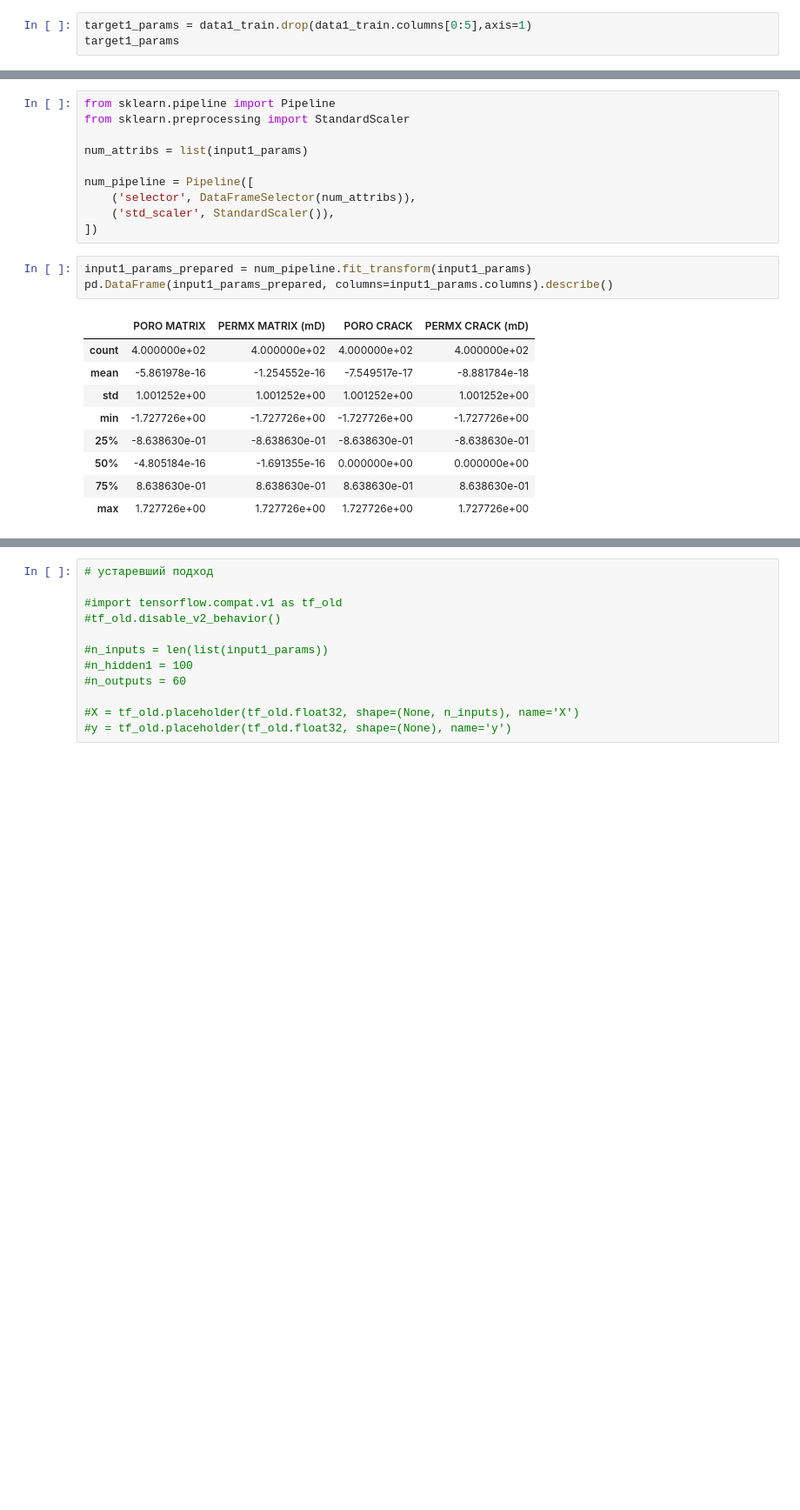
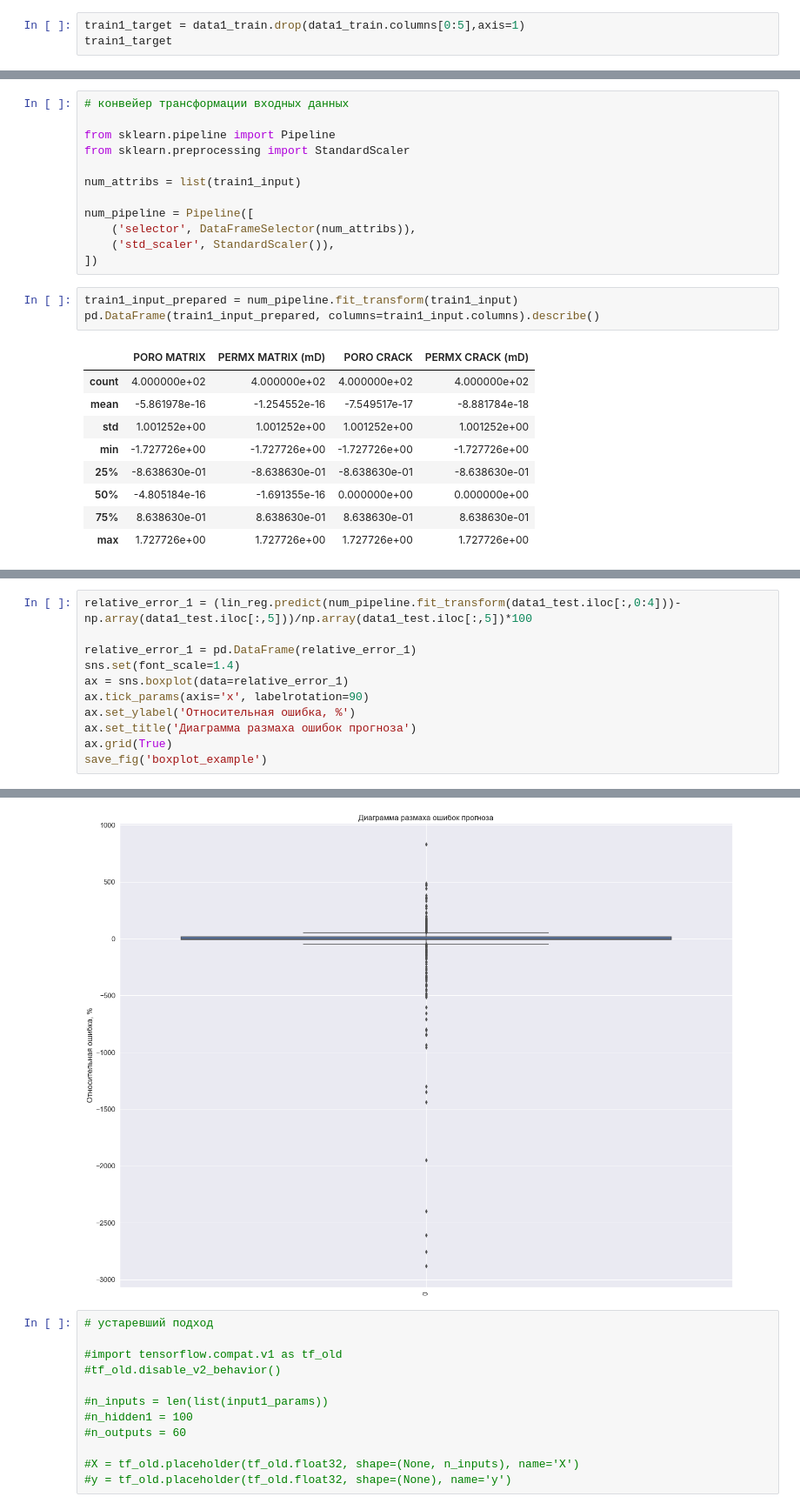
Before and after one commit to mualal/ml-experiments, a Jupyter notebook: reservoir_exploration.ipynb, the cells around one changed output, grey strips where cells are left out. Shown at 87% size. Saved outputs shown, nothing was run; the diff lists cells and outputs as text; blank space fills up the shorter version.

```diff
--- a/reservoir_exploration.ipynb
+++ b/reservoir_exploration.ipynb
@@ -237,8 +237,8 @@ input1_params
 | 399 | 0.19425 | 4.40350 | 0.039200 | 1985.375 |
 400 rows × 4 columns
 # %%
-target1_params = data1_train.drop(data1_train.columns[0:5],axis=1)
-target1_params
+train1_target = data1_train.drop(data1_train.columns[0:5],axis=1)
+train1_target
 # %% [output]
 |  | OIL RATE 1 (SM3/DAY) | OIL RATE 2 (SM3/DAY) | OIL RATE 3 (SM3/DAY) | OIL RATE 4 (SM3/DAY) | ... |
 | 0 | 67.43562 | 131.4994 | 183.2932 | 224.5630 | ... |
@@ -264,18 +266,20 @@ class DataFrameSelector(BaseEstimator, TransformerMixin):
     def transform(self, X):
         return X[self.attribute_names].values
 # %%
+# конвейер трансформации входных данных
+
 from sklearn.pipeline import Pipeline
 from sklearn.preprocessing import StandardScaler
 
-num_attribs = list(input1_params)
+num_attribs = list(train1_input)
 
 num_pipeline = Pipeline([
     ('selector', DataFrameSelector(num_attribs)),
     ('std_scaler', StandardScaler()),
 ])
 # %%
-input1_params_prepared = num_pipeline.fit_transform(input1_params)
-pd.DataFrame(input1_params_prepared, columns=input1_params.columns).describe()
+train1_input_prepared = num_pipeline.fit_transform(train1_input)
+pd.DataFrame(train1_input_prepared, columns=train1_input.columns).describe()
 # %% [output]
 |  | PORO MATRIX | PERMX MATRIX (mD) | PORO CRACK | PERMX CRACK (mD) |
 | count | 4.000000e+02 | 4.000000e+02 | 4.000000e+02 | 4.000000e+02 |
@@ -311,3 +315,15 @@ lin_rmse = np.sqrt(lin_mse)
 lin_rmse
 # %% [output]
 22.54649269862027
+# %%
+relative_error_1 = (lin_reg.predict(num_pipeline.fit_transform(data1_test.iloc[:,0:4]))-np.array(data1_test.iloc[:,5]))/np.array(data1_test.iloc[:,5])*100
+
+relative_error_1 = pd.DataFrame(relative_error_1)
+sns.set(font_scale=1.4)
+ax = sns.boxplot(data=relative_error_1)
+ax.tick_params(axis='x', labelrotation=90)
+ax.set_ylabel('Относительная ошибка, %')
+ax.set_title('Диаграмма размаха ошибок прогноза')
+ax.grid(True)
+save_fig('boxplot_example')
+# %% [output]
@@ -314,3 +331,4 @@ lin_rmse
+[figure, added]
 # %%
 # устаревший подход
 
```
Also changed, not shown: parts of 18 cells of this notebook.
